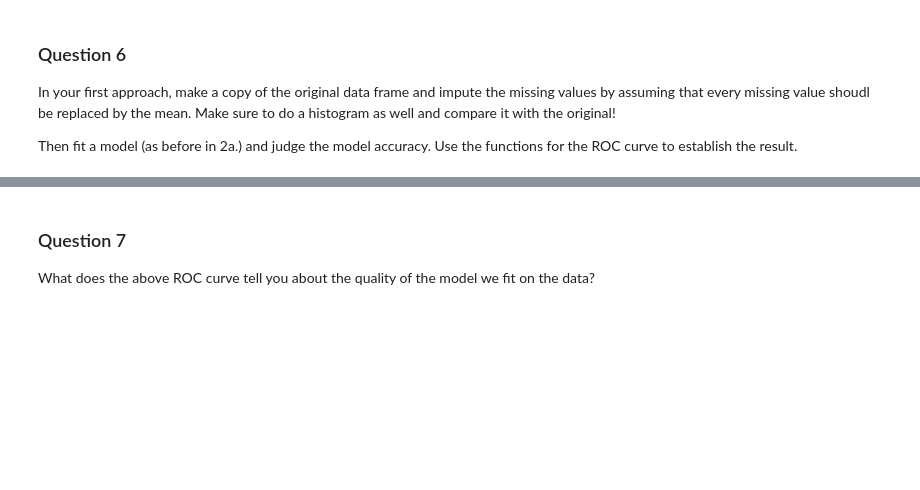
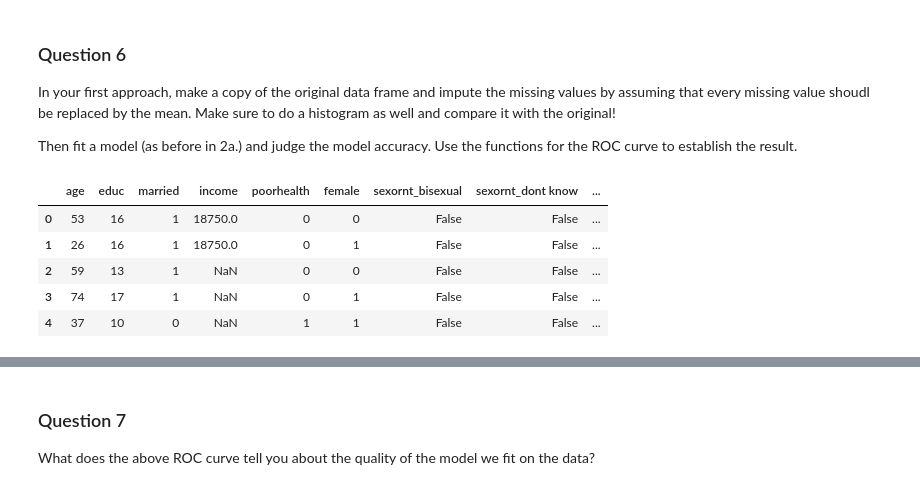
Before and after one commit to noah18c/Data_analysis, a Jupyter notebook: clinic_3/clinic3_starter_2024.ipynb, the cells around one changed output, grey strips where cells are left out. Drawn from its saved outputs; the diff is of its cells as text; code cells hidden in the pictures; blank space fills up the shorter version.

```diff
--- a/clinic_3/clinic3_starter_2024.ipynb
+++ b/clinic_3/clinic3_starter_2024.ipynb
@@ -466,5 +471,16 @@ Then fit a model (as before in 2a.) and judge the model accuracy. Use the functi
 # %%
 #back to the original data set with missingness, make a copy, and then impute the mean, plot it!
 ###YOUR CODE HERE
 ###
 ###
+gssnew=gssdata.copy()
+
+gssnew = gssnew.drop(['health','sex', 'sexornt','partyid','race','notpoorhealth'], axis = 1)
+gssnew.head()
+# %% [output]
+|  | age | educ | married | income | poorhealth | female | sexornt_bisexual | sexornt_dont know | ... |
+| 0 | 53 | 16 | 1 | 18750.0 | 0 | 0 | False | False | ... |
+| 1 | 26 | 16 | 1 | 18750.0 | 0 | 1 | False | False | ... |
+| 2 | 59 | 13 | 1 | NaN | 0 | 0 | False | False | ... |
+| 3 | 74 | 17 | 1 | NaN | 0 | 1 | False | False | ... |
+| 4 | 37 | 10 | 0 | NaN | 1 | 1 | False | False | ... |
```
Also changed, not shown: parts of 12 cells of this notebook.
